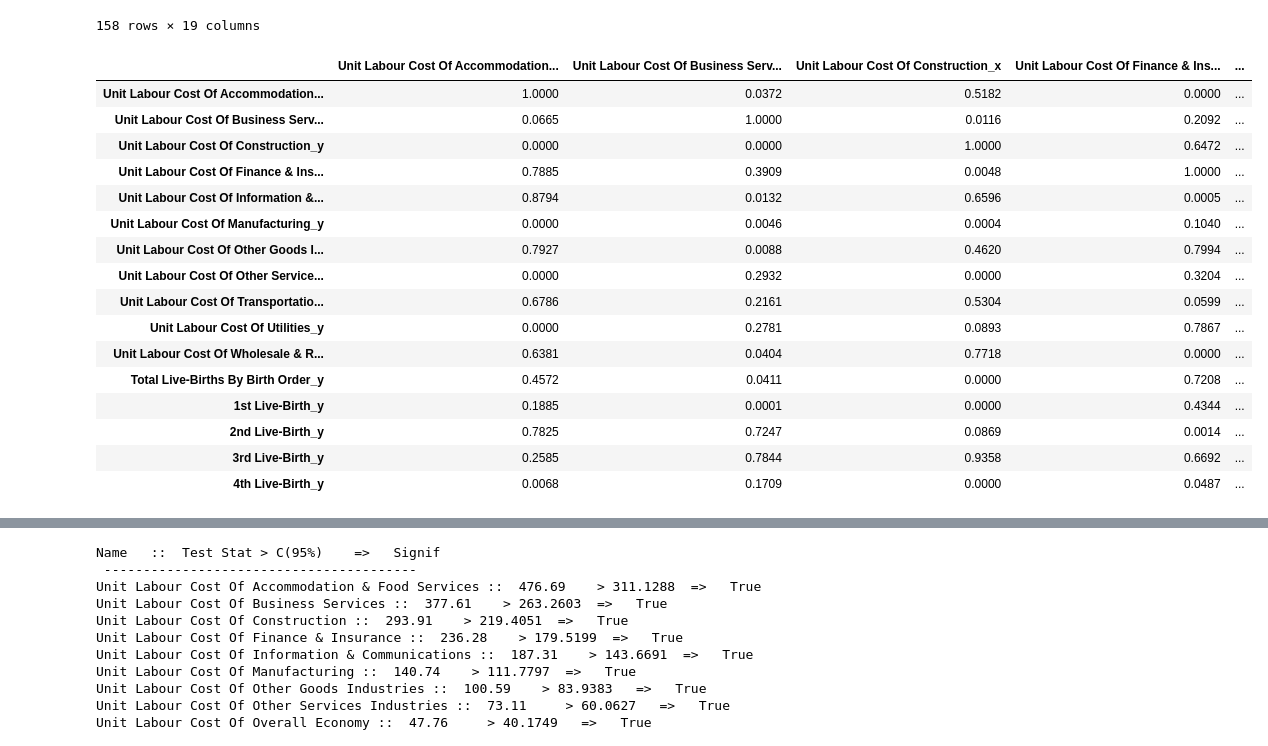
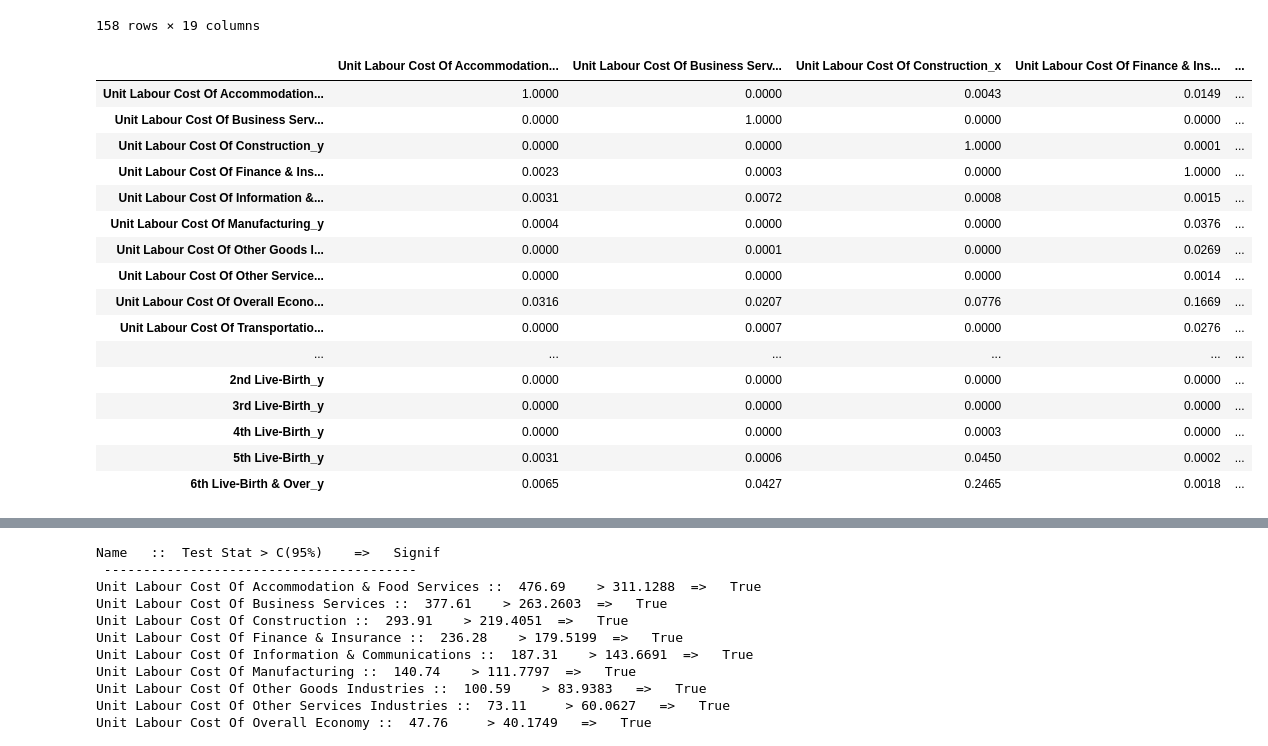
Before and after one commit to KosmonautX/osiris, a Jupyter notebook: VAR Model _forecast.ipynb, the cells around one changed output, grey strips where cells are left out. Cells and saved outputs as stored; diff of their text form; code cells hidden in the pictures.

```diff
--- a/VAR Model _forecast.ipynb
+++ b/VAR Model _forecast.ipynb
@@ -5,7 +5,7 @@ import matplotlib.pyplot as plt
 import seaborn as sns
 from sklearn.model_selection import train_test_split
 # %%
-df = pd.read_csv("C:/Users/dksat/Documents/GitHub/osiris/jw-combined-graph/live-birth.csv", thousands=",") #header=None,
+df = pd.read_csv("./jw-combined-graph/live-birth.csv", thousands=",") #header=None,
 births_df = df.T
 births_df.columns = births_df.iloc[0]
 births_df = births_df[1:]
@@ -42,7 +42,7 @@ births_df
 | 2021 2Q | 9411 | 1 | 4298 | 3459 | 1140 | 339 | ... |
 142 rows × 11 columns
 # %%
-lc_across_industry = pd.read_csv("C:/Users/dksat/Documents/GitHub/osiris/unit-labour-cost-index-base-year-2015-100-quarterly/unit-labour-cost-index-base-year-2015-100-by-industry-quarterly.csv")
+lc_across_industry = pd.read_csv("./unit-labour-cost-index-base-year-2015-100-quarterly/unit-labour-cost-index-base-year-2015-100-by-industry-quarterly.csv")
 sector = lc_across_industry.columns[3]
 sector_names = lc_across_industry[sector].unique()
 lc_across_industry.tail()
@@ -54,7 +54,7 @@ lc_across_industry.tail()
 | 1736 | 2019-Q2 | Unit Labour Cost Of Overall Economy | Unit Labour Cost Of Services Prod... | Unit Labour Cost Of Business Serv... | 104.4 |
 | 1737 | 2019-Q2 | Unit Labour Cost Of Overall Economy | Unit Labour Cost Of Services Prod... | Unit Labour Cost Of Other Service... | 98.2 |
 # %%
-lc_overall = pd.read_csv("C:/Users/dksat/Documents/GitHub/osiris/unit-labour-cost-index-base-year-2015-100-quarterly-sa/unit-labour-cost-index-base-year-2015-100-quarterly-sa.csv")
+lc_overall = pd.read_csv("./unit-labour-cost-index-base-year-2015-100-quarterly-sa/unit-labour-cost-index-base-year-2015-100-quarterly-sa.csv")
 combined_lc = pd.concat([lc_across_industry, lc_overall])
 combined_lc[sector].fillna(combined_lc[combined_lc.columns[1]], inplace=True)
 sector_names = combined_lc[sector].unique()
@@ -175,48 +175,48 @@ datatest = final_df.pct_change().dropna()
 # %%
 from statsmodels.tsa.stattools import grangercausalitytests
 maxlag=12
 test = 'ssr_chi2test'
 def grangers_causation_matrix(data, variables, test='ssr_chi2test', verbose=False):
     """Check Granger Causality of all possible combinations of the Time series.
     The rows are the response variable, columns are predictors. The values in the table
     are the P-Values. P-Values lesser than the significance level (0.05), implies
     the Null Hypothesis that the coefficients of the corresponding past values is
     zero, that is, the X does not cause Y can be rejected.
 
     data      : pandas dataframe containing the time series variables
     variables : list containing names of the time series variables.
     """
     df = pd.DataFrame(np.zeros((len(variables), len(variables))), columns=variables, index=variables)
     for c in df.columns:
         for r in df.index:
             test_result = grangercausalitytests(data[[r, c]], maxlag=maxlag, verbose=False)
             p_values = [round(test_result[i+1][0][test][1],4) for i in range(maxlag)]
             if verbose: print(f'Y = {r}, X = {c}, P Values = {p_values}')
             min_p_value = np.min(p_values)
             df.loc[r, c] = min_p_value
     df.columns = [var + '_x' for var in variables]
     df.index = [var + '_y' for var in variables]
     return df
 
-grangers_causation_matrix(data, variables = data.columns)
+grangers_causation_matrix(datatest, variables = datatest.columns)
 # %% [output]
 |  | Unit Labour Cost Of Accommodation... | Unit Labour Cost Of Business Serv... | Unit Labour Cost Of Construction_x | Unit Labour Cost Of Finance & Ins... | ... |
-| Unit Labour Cost Of Accommodation... | 1.0000 | 0.0372 | 0.5182 | 0.0000 | ... |
-| Unit Labour Cost Of Business Serv... | 0.0665 | 1.0000 | 0.0116 | 0.2092 | ... |
-| Unit Labour Cost Of Construction_y | 0.0000 | 0.0000 | 1.0000 | 0.6472 | ... |
-| Unit Labour Cost Of Finance & Ins... | 0.7885 | 0.3909 | 0.0048 | 1.0000 | ... |
-| Unit Labour Cost Of Information &... | 0.8794 | 0.0132 | 0.6596 | 0.0005 | ... |
-| Unit Labour Cost Of Manufacturing_y | 0.0000 | 0.0046 | 0.0004 | 0.1040 | ... |
-| Unit Labour Cost Of Other Goods I... | 0.7927 | 0.0088 | 0.4620 | 0.7994 | ... |
-| Unit Labour Cost Of Other Service... | 0.0000 | 0.2932 | 0.0000 | 0.3204 | ... |
-| Unit Labour Cost Of Transportatio... | 0.6786 | 0.2161 | 0.5304 | 0.0599 | ... |
-| Unit Labour Cost Of Utilities_y | 0.0000 | 0.2781 | 0.0893 | 0.7867 | ... |
-| Unit Labour Cost Of Wholesale & R... | 0.6381 | 0.0404 | 0.7718 | 0.0000 | ... |
-| Total Live-Births By Birth Order_y | 0.4572 | 0.0411 | 0.0000 | 0.7208 | ... |
-| 1st Live-Birth_y | 0.1885 | 0.0001 | 0.0000 | 0.4344 | ... |
-| 2nd Live-Birth_y | 0.7825 | 0.7247 | 0.0869 | 0.0014 | ... |
-| 3rd Live-Birth_y | 0.2585 | 0.7844 | 0.9358 | 0.6692 | ... |
-| 4th Live-Birth_y | 0.0068 | 0.1709 | 0.0000 | 0.0487 | ... |
+| Unit Labour Cost Of Accommodation... | 1.0000 | 0.0000 | 0.0043 | 0.0149 | ... |
+| Unit Labour Cost Of Business Serv... | 0.0000 | 1.0000 | 0.0000 | 0.0000 | ... |
+| Unit Labour Cost Of Construction_y | 0.0000 | 0.0000 | 1.0000 | 0.0001 | ... |
+| Unit Labour Cost Of Finance & Ins... | 0.0023 | 0.0003 | 0.0000 | 1.0000 | ... |
+| Unit Labour Cost Of Information &... | 0.0031 | 0.0072 | 0.0008 | 0.0015 | ... |
+| Unit Labour Cost Of Manufacturing_y | 0.0004 | 0.0000 | 0.0000 | 0.0376 | ... |
+| Unit Labour Cost Of Other Goods I... | 0.0000 | 0.0001 | 0.0000 | 0.0269 | ... |
+| Unit Labour Cost Of Other Service... | 0.0000 | 0.0000 | 0.0000 | 0.0014 | ... |
+| Unit Labour Cost Of Overall Econo... | 0.0316 | 0.0207 | 0.0776 | 0.1669 | ... |
+| Unit Labour Cost Of Transportatio... | 0.0000 | 0.0007 | 0.0000 | 0.0276 | ... |
+| ... | ... | ... | ... | ... | ... |
+| 2nd Live-Birth_y | 0.0000 | 0.0000 | 0.0000 | 0.0000 | ... |
+| 3rd Live-Birth_y | 0.0000 | 0.0000 | 0.0000 | 0.0000 | ... |
+| 4th Live-Birth_y | 0.0000 | 0.0000 | 0.0003 | 0.0000 | ... |
+| 5th Live-Birth_y | 0.0031 | 0.0006 | 0.0450 | 0.0002 | ... |
+| 6th Live-Birth & Over_y | 0.0065 | 0.0427 | 0.2465 | 0.0018 | ... |
 # %%
 #first adf test
 df_train = df_train.diff().dropna()
```
Also changed, not shown: parts of 18 cells of this notebook.
